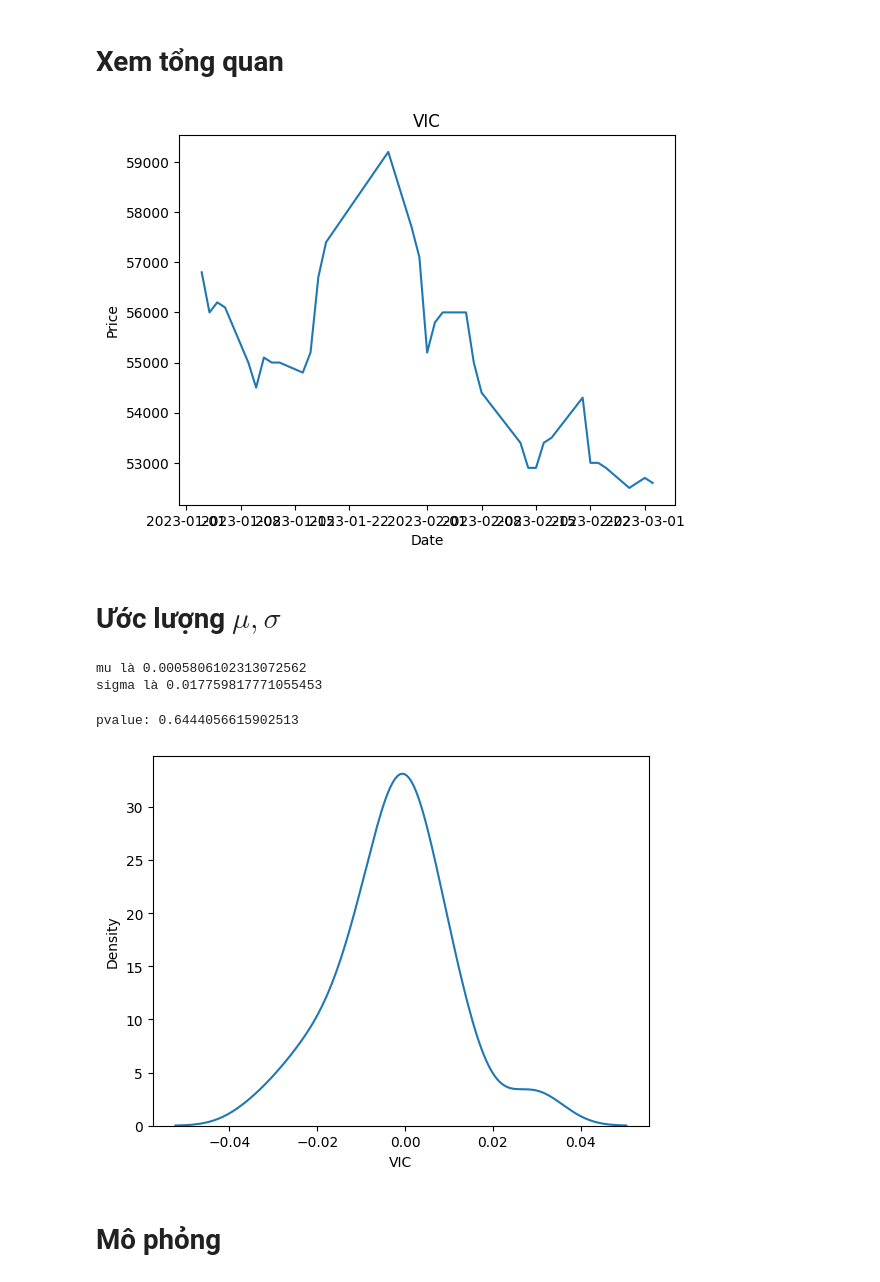
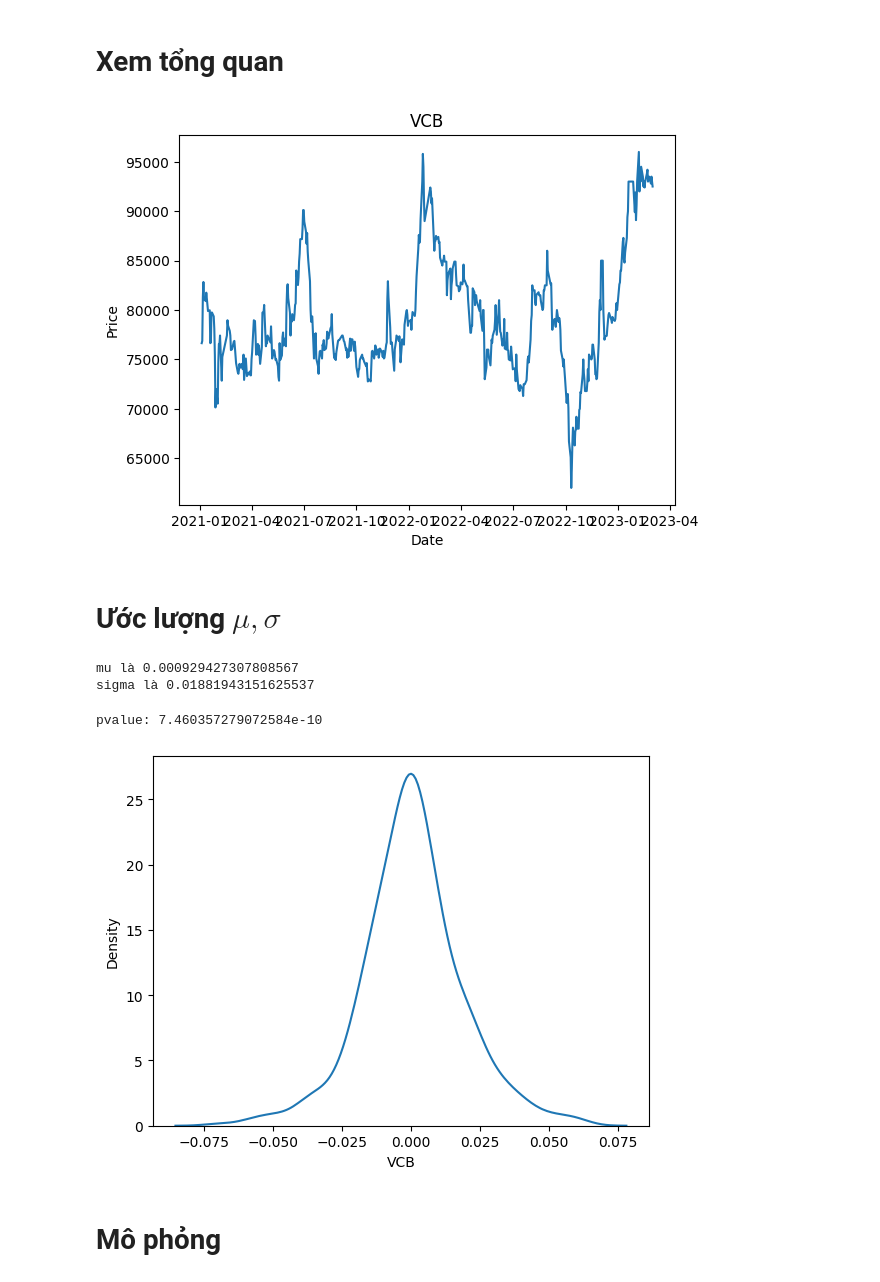
Before and after one commit to khanhtrinh2003/Financial-mathematics, a Jupyter notebook: tren_lop.ipynb, the cells around one changed output. Saved outputs shown, nothing was run; the diff lists cells and outputs as text; code cells hidden in the pictures.

```diff
--- a/tren_lop.ipynb
+++ b/tren_lop.ipynb
@@ -21,16 +21,16 @@ Index(['AAA', 'AAM', 'AAT', 'ABR', 'ABS', 'ABT', 'ACB', 'ACC', 'ACG', 'ACL',
 # %% [markdown]
 # Xem tổng quan
 # %%
-ticker = "VIC"
-vn_df = vn[ticker][vn.index.year >=2023]
+ticker = "VCB"
+vn_df = vn[ticker][vn.index.year >=2021]
 so_lan = len(vn_df)
 plt.plot(vn_df)
 plt.title(f"{ticker}")
 plt.ylabel("Price")
 plt.xlabel("Date")
 plt.show()
 # %% [output]
-[figure, old version]
+[figure, new version]
 # %% [markdown]
 # Ước lượng $\mu, \sigma$
 # %%
@@ -39,15 +39,15 @@ sigma = vn[ticker].pct_change().std()
 print(f"mu là {mu}")
 print(f"sigma là {sigma}")
 # %% [output]
-mu là 0.0005806102313072562
-sigma là 0.017759817771055453
+mu là 0.000929427307808567
+sigma là 0.01881943151625537
 # %%
 sns.kdeplot(vn_df.pct_change())
 statistic, pvalue=stats.jarque_bera(vn_df.pct_change()[1:])
 print(f"pvalue: {pvalue}")
 # %% [output]
-pvalue: 0.6444056615902513
+pvalue: 7.460357279072584e-10
-[figure, old version]
+[figure, new version]
 # %% [markdown]
 # Mô phỏng
 # %% [markdown]
```
Also changed, not shown: parts of 1 cell of this notebook.
